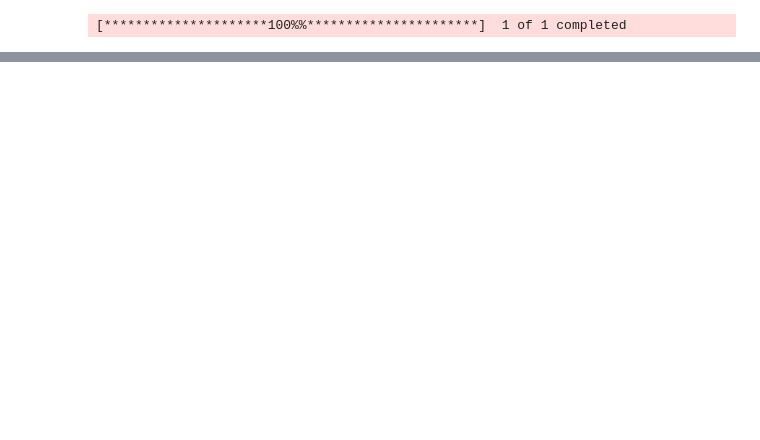
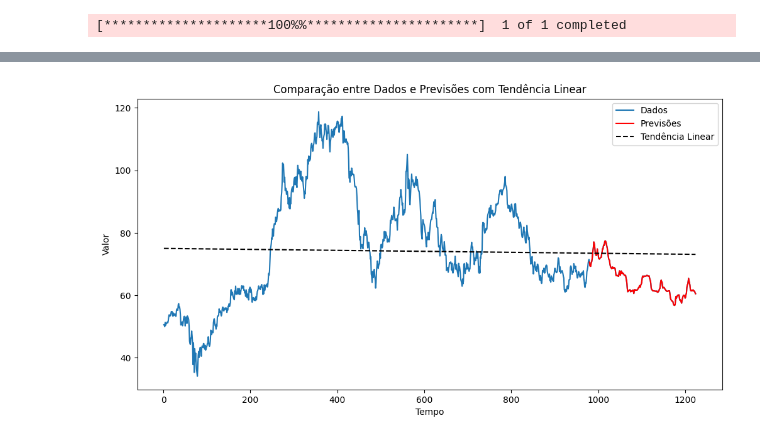
Before and after one commit to tcc-previsao-energia/ml-models, a Jupyter notebook: tcc/tendencia-pedro.ipynb, the cells around one changed output, grey strips where cells are left out. Drawn from its saved outputs; the diff is of its cells as text; code cells hidden in the pictures; blank space fills up the shorter version.

```diff
--- a/tcc/tendencia-pedro.ipynb
+++ b/tcc/tendencia-pedro.ipynb
@@ -40,6 +90,19 @@ y_treino = y_treino.dropna()
+# %%
+melhores_parametros = {
+'max_depth': 5,
+ 'min_samples_leaf': 4,
+ 'min_samples_split': 2,
+ 'n_estimators': 200,
+ 'max_features': 'log2'
+}
+
+modelo = RandomForestRegressor(**melhores_parametros)
 # %%
+X_train_reshaped = X_train.reshape(X_train.shape[0], -1)
+X_test_reshaped = X_test.reshape(X_test.shape[0], -1)
+
 # Treina o modelo
-modelo.fit(X_treino, y_treino)
+modelo.fit(X_train_reshaped, y_train)
 
 # Faz previsões no conjunto de teste
-previsoes = modelo.predict(X_teste)
+previsoes = modelo.predict(X_test_reshaped)
@@ -216,0 +109,30 @@ plt.show()
+# %%
+import matplotlib.pyplot as plt
+
+# ... (seu código anterior)
+
+# Assumindo que X_train[:, -1] contém os últimos valores usados para a primeira previsão
+primeira_previsao = len(y_train) + 1  # Índice da primeira previsão
+
+# Criando um array com os valores reais e as previsões
+dados_plot = np.concatenate([dados['Close'][primeira_previsao-len(X_train[:, -1]):primeira_previsao], previsoes])
+tempo = np.arange(primeira_previsao-len(X_train[:, -1]), primeira_previsao+len(previsoes))
+
+# Calculando a regressão linear
+coefs = np.polyfit(tempo, dados_plot, 1)  # Ajusta uma reta (grau 1)
+
+# Criando a linha de tendência
+poly1d_fn = np.poly1d(coefs)
+
+# Plotando os dados
+plt.figure(figsize=(12, 6))
+plt.plot(tempo, dados_plot, label='Dados')
+plt.plot(tempo[len(X_train[:, -1]):], previsoes, label='Previsões', color='red')
+plt.plot(tempo, poly1d_fn(tempo), '--k', label='Tendência Linear')
+plt.title("Comparação entre Dados e Previsões com Tendência Linear")
+plt.legend()
+plt.xlabel('Tempo')
+plt.ylabel('Valor')
+plt.show()
+# %% [output]
+[figure, added]
```
Also changed, not shown: parts of 21 cells of this notebook.
